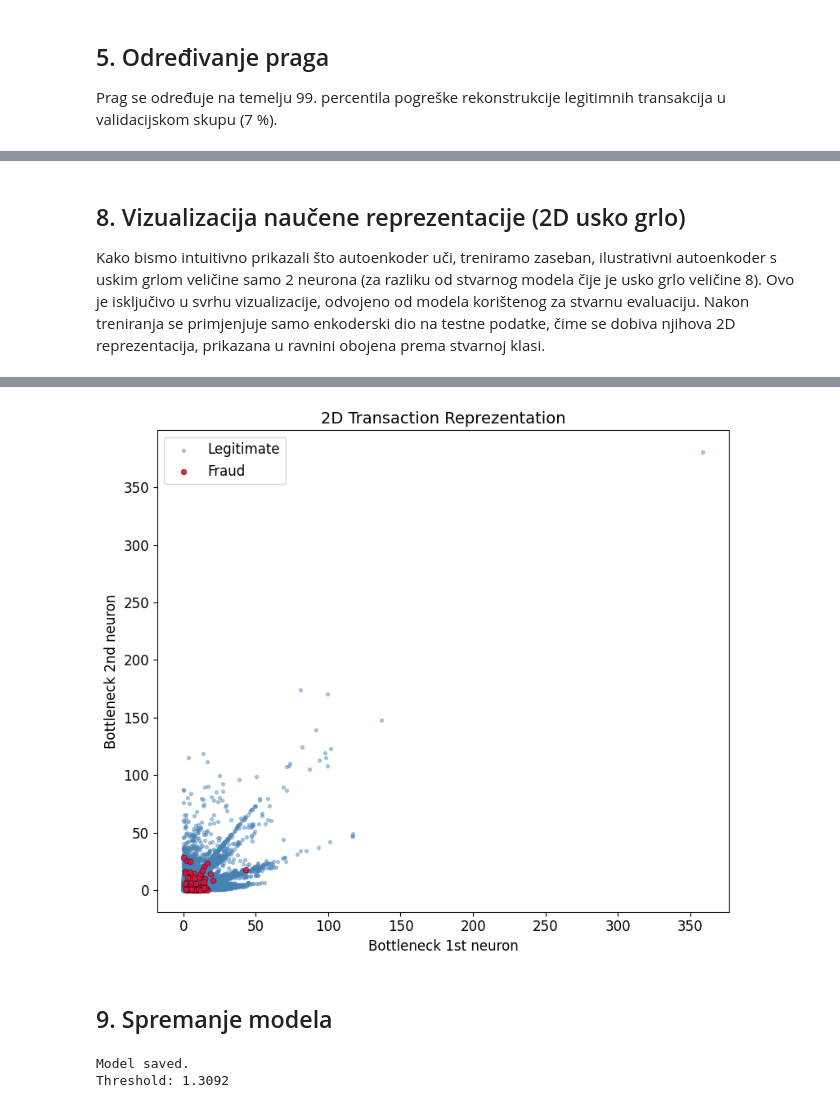
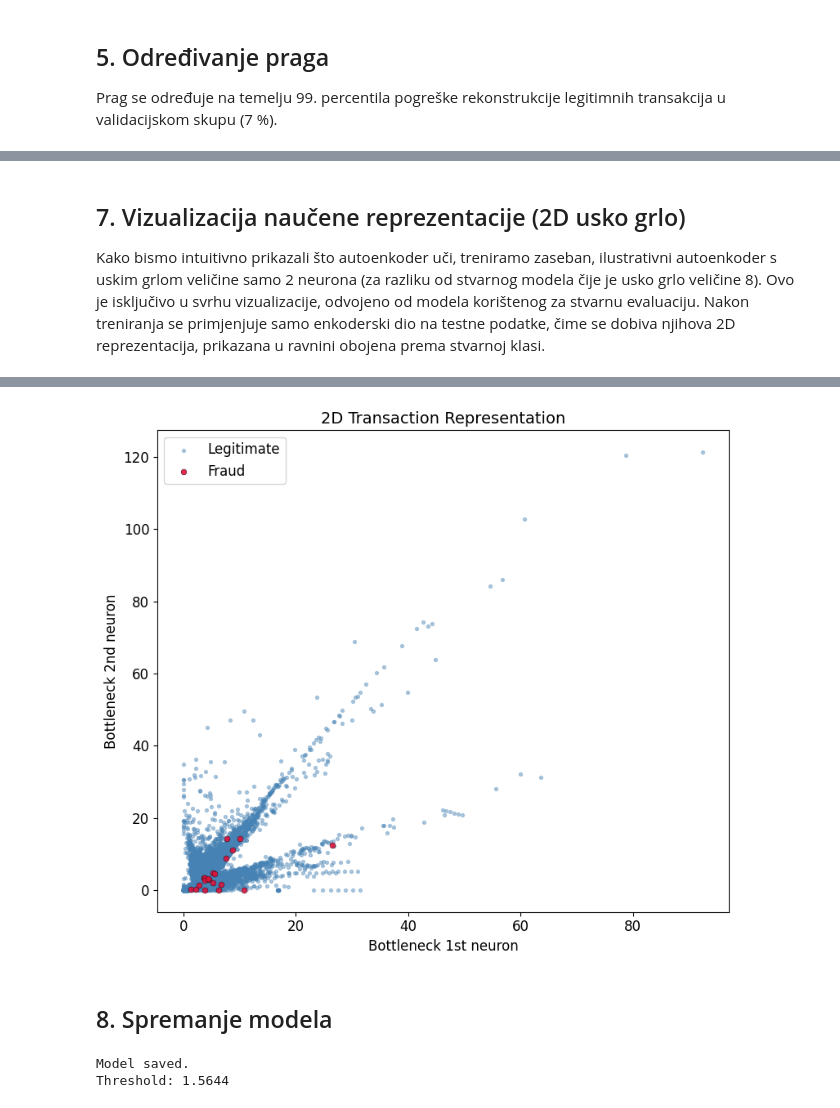
Before and after one commit to klarastankovic/anomaly-detection, a Jupyter notebook: autoencoder/autoencoder_keras_tensor.ipynb, the cells around one changed output, grey strips where cells are left out. Cells and saved outputs as stored; diff of their text form; code cells hidden in the pictures.

Commit message:
Add to load scalers from isolation forest to autoencoder

```diff
--- a/autoencoder/autoencoder_keras_tensor.ipynb
+++ b/autoencoder/autoencoder_keras_tensor.ipynb
@@ -63,0 +73,4 @@ Unutar skupa za učenje dodatno se izdvaja mali dio legitimnih transakcija (10 %
+# %%
+amount_scaler = joblib.load('amount_scaler_if.pkl')
+time_scaler = joblib.load('time_scaler_if.pkl')
+print("Both scalers uploaded successfully.")
@@ -70,13 +85,11 @@ train_df = df.iloc[:train_end].copy()
 val_df = df.iloc[train_end:val_end].copy()
 test_df = df.iloc[val_end:].copy()
 
-amount_scaler = RobustScaler()
-train_df['Amount_scaled'] = amount_scaler.fit_transform(train_df[['Amount']])
+train_df['Amount_scaled'] = amount_scaler.transform(train_df[['Amount']])
 val_df['Amount_scaled'] = amount_scaler.transform(val_df[['Amount']])
 test_df['Amount_scaled'] = amount_scaler.transform(test_df[['Amount']])
 
-time_scaler = RobustScaler()
-train_df['Time_scaled'] = time_scaler.fit_transform(train_df[['Time']])
+train_df['Time_scaled'] = time_scaler.transform(train_df[['Time']])
 val_df['Time_scaled'] = time_scaler.transform(val_df[['Time']])
 test_df['Time_scaled'] = time_scaler.transform(test_df[['Time']])
 
@@ -311,5 +294,5 @@ plt.show()
 # %% [markdown]
-## 8. Vizualizacija naučene reprezentacije (2D usko grlo)
+## 7. Vizualizacija naučene reprezentacije (2D usko grlo)
 
 Kako bismo intuitivno prikazali što autoenkoder uči, treniramo zaseban, ilustrativni autoenkoder s uskim grlom veličine samo 2 neurona (za razliku od stvarnog modela čije je usko grlo veličine 8). Ovo je isključivo u svrhu vizualizacije, odvojeno od modela korištenog za stvarnu evaluaciju. Nakon treniranja se primjenjuje samo enkoderski dio na testne podatke, čime se dobiva njihova 2D reprezentacija, prikazana u ravnini obojena prema stvarnoj klasi.
 # %%
@@ -337,16 +320,16 @@ autoencoder_viz.fit(
     verbose=0
 )
 
-X_test_2d = encoder_viz.predict(X_test)
+X_val_2d = encoder_viz.predict(X_val)
 
 plt.figure(figsize=(8, 7))
-plt.scatter(X_test_2d[y_test == 0, 0], X_test_2d[y_test == 0, 1],
+plt.scatter(X_val_2d[y_val == 0, 0], X_val_2d[y_val == 0, 1],
             c='steelblue', s=8, alpha=0.4, label='Legitimate')
-plt.scatter(X_test_2d[y_test == 1, 0], X_test_2d[y_test == 1, 1],
+plt.scatter(X_val_2d[y_val == 1, 0], X_val_2d[y_val == 1, 1],
             c='crimson', s=25, alpha=0.9, label='Fraud', edgecolors='k', linewidths=0.3)
 plt.xlabel('Bottleneck 1st neuron')
 plt.ylabel('Bottleneck 2nd neuron')
-plt.title('2D Transaction Reprezentation')
+plt.title('2D Transaction Representation')
 plt.legend()
 plt.tight_layout()
 plt.show()
@@ -355,13 +338,11 @@ plt.show()
-[figure, old version]
+[figure, new version]
 # %% [markdown]
-## 9. Spremanje modela
+## 8. Spremanje modela
 # %%
 autoencoder.save('autoencoder_model.keras')
-joblib_note = f"Threshold: {threshold:.4f}"
-with open('autoencoder_threshold.txt', 'w') as f:
-    f.write(joblib_note)
+joblib.dump(threshold, 'autoencoder_threshold.pkl')
 print("Model saved.")
-print(joblib_note)
+print(f"Threshold: {threshold:.4f}")
 # %% [output]
 Model saved.
-Threshold: 1.3092
+Threshold: 1.5644
```
Also changed, not shown: parts of 18 cells of this notebook, 3 other files.
